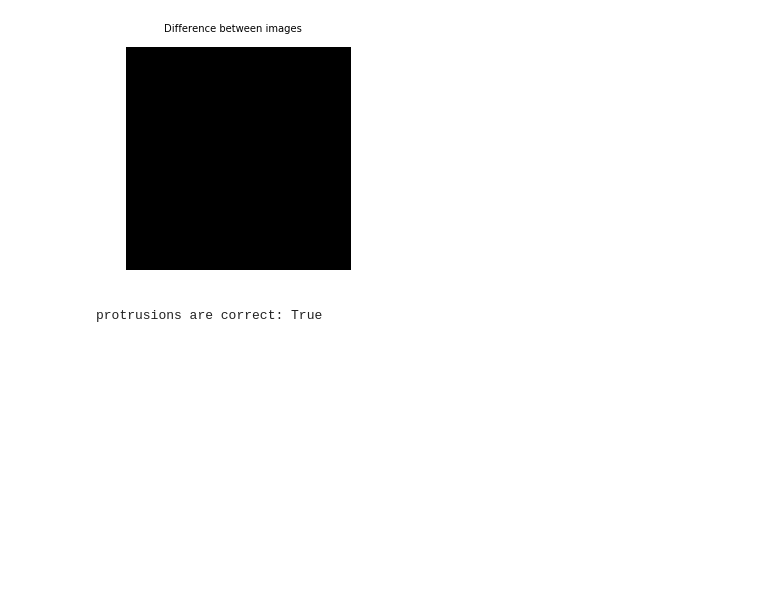
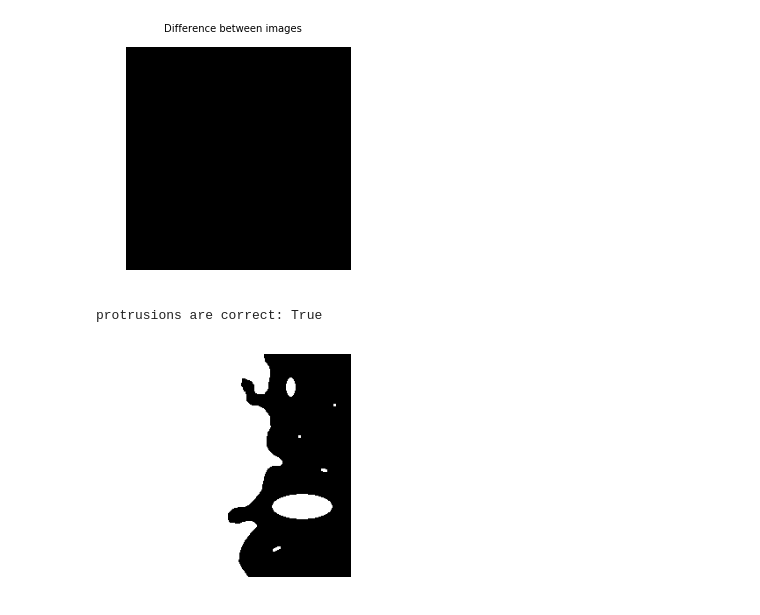
Before and after one commit to NLeSC/SalientDetector-python, a Jupyter notebook: Notebooks/Test_Binary_detection.ipynb, the cells around one changed output. Drawn from its saved outputs; the diff is of its cells as text; code cells hidden in the pictures; blank space fills up the shorter version.

```diff
--- a/Notebooks/Test_Binary_detection.ipynb
+++ b/Notebooks/Test_Binary_detection.ipynb
@@ -85,3 +79,7 @@ islands are correct: True
 indentations are correct: True
 [figure]
 protrusions are correct: True
+# %%
+sr.show_image(binarydetector._filled)
+# %% [output]
+[figure, added]
```
Also changed, not shown: parts of 2 cells of this notebook, 3 other files.
